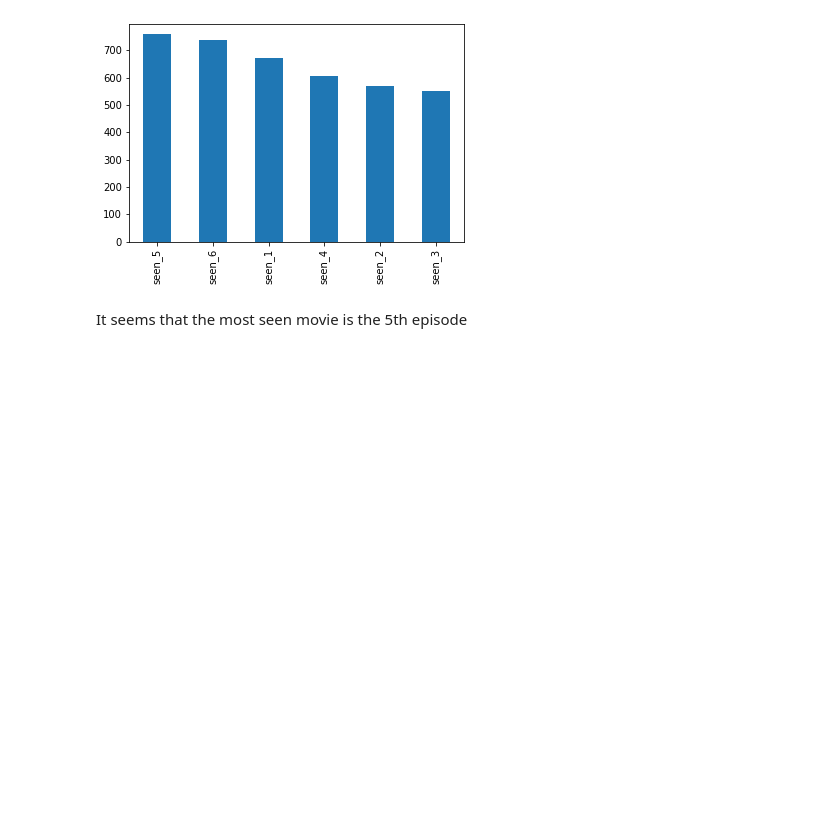
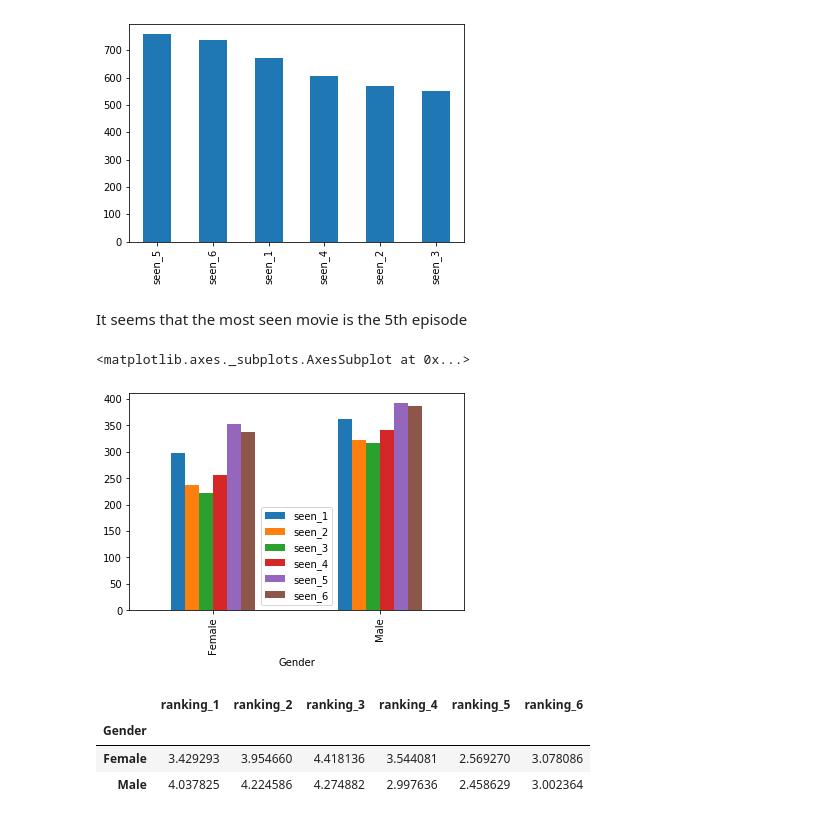
Before and after one commit to OniSlayer/star_wars_surveys, a Jupyter notebook: star_wars_survey.ipynb, the cells around one changed output. Drawn from its saved outputs; the diff is of its cells as text; code cells hidden in the pictures; blank space fills up the shorter version.

Commit message:
Conduct analysis by age, gender and fan

```diff
--- a/star_wars_survey.ipynb
+++ b/star_wars_survey.ipynb
@@ -201,3 +201,18 @@ star_wars[star_wars.columns[3:9]].sum().sort_values(ascending = False).plot.bar(
 [figure]
 # %% [markdown]
 It seems that the most seen movie is the 5th episode
+# %%
+grouped_by_genre = star_wars.groupby('Gender')
+# %%
+grouped_by_genre[star_wars.columns[3:9]].sum().plot.bar()
+# %% [output]
+<matplotlib.axes._subplots.AxesSubplot at 0x...>
+[figure, added]
+# %%
+# Analyzing differences by gender
+grouped_by_genre[star_wars.columns[9:15]].mean()
+# %% [output]
+|  | ranking_1 | ranking_2 | ranking_3 | ranking_4 | ranking_5 | ranking_6 |
+| Gender |  |  |  |  |  |  |
+| Female | 3.429293 | 3.954660 | 4.418136 | 3.544081 | 2.569270 | 3.078086 |
+| Male | 4.037825 | 4.224586 | 4.274882 | 2.997636 | 2.458629 | 3.002364 |
```
Also changed, not shown: parts of 16 cells of this notebook, 1 other file.
